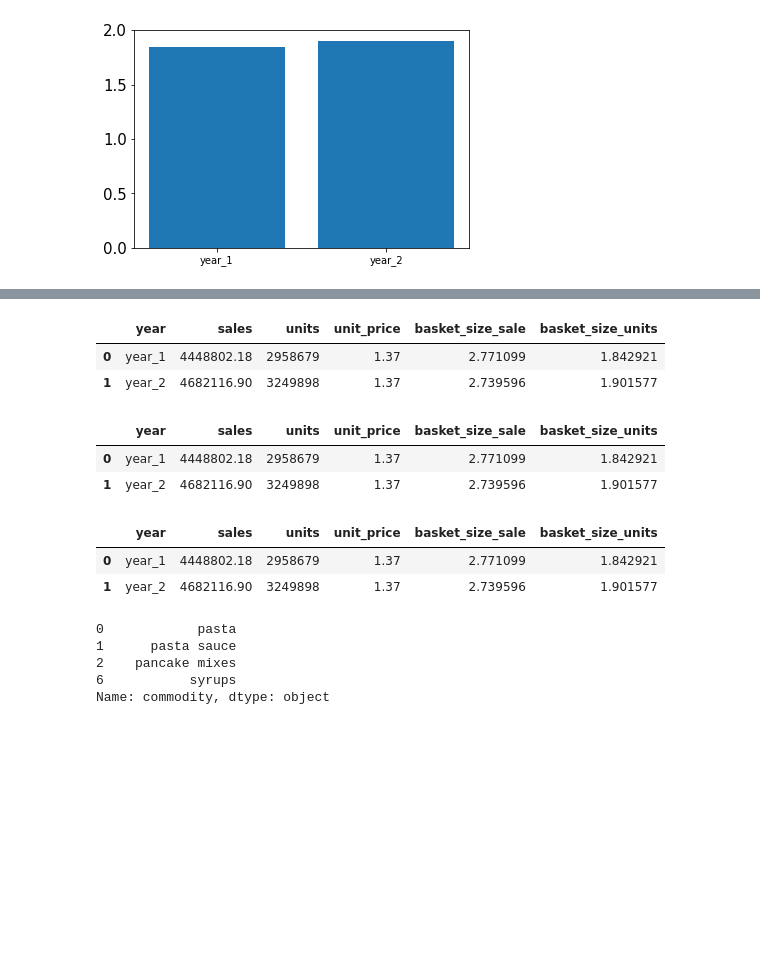
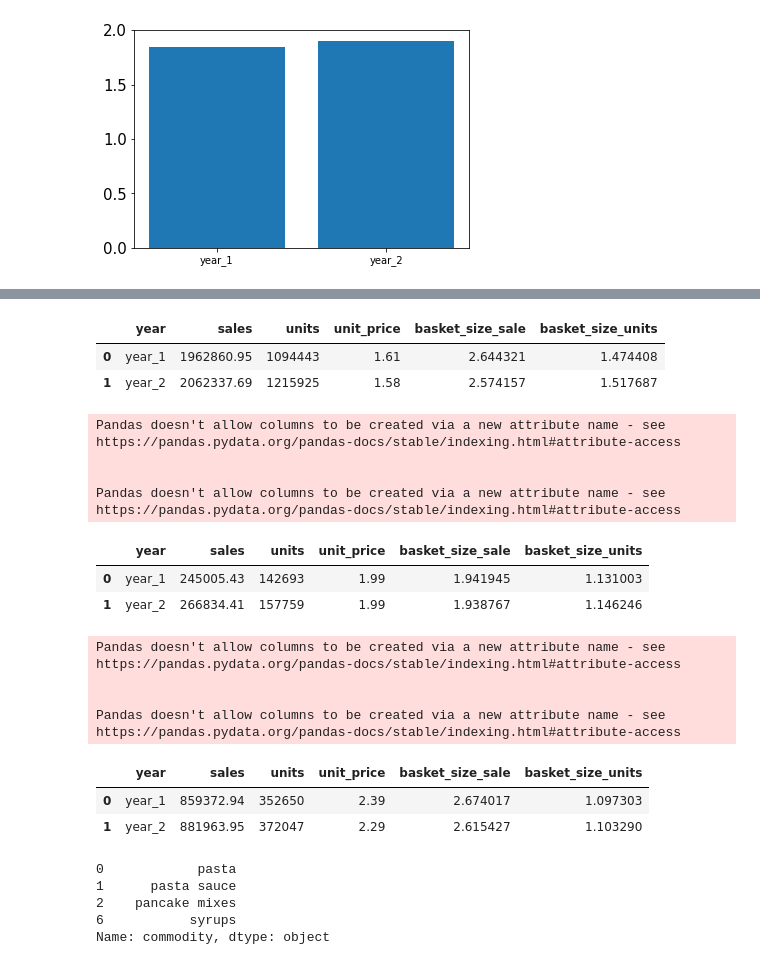
Before and after one commit to ahmtkaya/dunnhumby_Carbo_Loading_dataset, a Jupyter notebook: dunnhumby_Carbo_Loading_dataset.ipynb, the cells around one changed output, grey strips where cells are left out. Saved outputs shown, nothing was run; the diff lists cells and outputs as text; code cells hidden in the pictures; blank space fills up the shorter version.

```diff
--- a/dunnhumby_Carbo_Loading_dataset.ipynb
+++ b/dunnhumby_Carbo_Loading_dataset.ipynb
@@ -997,22 +1140,22 @@ unit_year2=pasta_sauce.year2.units.sum()
 # %%
 # unit price year1 and 2: If there are any outlier we should apply median() function instead of mean()
 unit_price_year1=pasta_sauce.year1.unit_price.median()
 unit_price_year2=pasta_sauce.year2.unit_price.median()
 # We also need to check basket size
 basket_size_sales_year1=pasta_sauce.year1.groupby(['basket'])['dollar_sales'].sum().mean()
 basket_size_sales_year2=pasta_sauce.year2.groupby(['basket'])['dollar_sales'].sum().mean()
 # We also need to check basket size
 basket_size_unit_year1=pasta_sauce.year1.groupby(['basket'])['units'].sum().mean()
 basket_size_unit_year2=pasta_sauce.year2.groupby(['basket'])['units'].sum().mean()
 # two years KPI
 KPI_pasta_sauce = [['year_1',sales_year1, unit_year1, unit_price_year1, basket_size_sales_year1, basket_size_unit_year1],
                     ['year_2',sales_year2, unit_year2, unit_price_year2,basket_size_sales_year2,  basket_size_unit_year2]]
-KPI_pasta_sauce_products = pd.DataFrame(KPI_all,columns=['year', 'sales','units', 'unit_price', 'basket_size_sale', 'basket_size_units'])
+KPI_pasta_sauce_products = pd.DataFrame(KPI_pasta_sauce,columns=['year', 'sales','units', 'unit_price', 'basket_size_sale', 'basket_size_units'])
 KPI_pasta_sauce_products
 # %% [output]
 |  | year | sales | units | unit_price | basket_size_sale | basket_size_units |
-| 0 | year_1 | 4448802.18 | 2958679 | 1.37 | 2.771099 | 1.842921 |
-| 1 | year_2 | 4682116.90 | 3249898 | 1.37 | 2.739596 | 1.901577 |
+| 0 | year_1 | 1962860.95 | 1094443 | 1.61 | 2.644321 | 1.474408 |
+| 1 | year_2 | 2062337.69 | 1215925 | 1.58 | 2.574157 | 1.517687 |
 # %%
 # KPI for pancake_mixes
 pancake_mixes.year1=pancake_mixes[pancake_mixes.week<=52]
@@ -1035,12 +1178,16 @@ basket_size_unit_year2=pancake_mixes.year2.groupby(['basket'])['units'].sum().me
 # two years KPI
 KPI_pancake_mixes = [['year_1',sales_year1, unit_year1, unit_price_year1, basket_size_sales_year1, basket_size_unit_year1],
                     ['year_2',sales_year2, unit_year2, unit_price_year2,basket_size_sales_year2,  basket_size_unit_year2]]
-KPI_pancake_mixes_products = pd.DataFrame(KPI_all,columns=['year', 'sales','units', 'unit_price', 'basket_size_sale', 'basket_size_units'])
+KPI_pancake_mixes_products = pd.DataFrame(KPI_pancake_mixes,columns=['year', 'sales','units', 'unit_price', 'basket_size_sale', 'basket_size_units'])
 KPI_pancake_mixes_products
 # %% [output]
+Pandas doesn't allow columns to be created via a new attribute name - see https://pandas.pydata.org/pandas-docs/stable/indexing.html#attribute-access
+
+
+Pandas doesn't allow columns to be created via a new attribute name - see https://pandas.pydata.org/pandas-docs/stable/indexing.html#attribute-access
 |  | year | sales | units | unit_price | basket_size_sale | basket_size_units |
-| 0 | year_1 | 4448802.18 | 2958679 | 1.37 | 2.771099 | 1.842921 |
-| 1 | year_2 | 4682116.90 | 3249898 | 1.37 | 2.739596 | 1.901577 |
+| 0 | year_1 | 245005.43 | 142693 | 1.99 | 1.941945 | 1.131003 |
+| 1 | year_2 | 266834.41 | 157759 | 1.99 | 1.938767 | 1.146246 |
 # %%
 # KPI for syrups
 syrups.year1=syrups[syrups.week<=52]
@@ -1063,12 +1210,16 @@ basket_size_unit_year2=syrups.year2.groupby(['basket'])['units'].sum().mean()
 # two years KPI
 KPI_syrups = [['year_1',sales_year1, unit_year1, unit_price_year1, basket_size_sales_year1, basket_size_unit_year1],
                     ['year_2',sales_year2, unit_year2, unit_price_year2,basket_size_sales_year2,  basket_size_unit_year2]]
-KPI_syrups_products = pd.DataFrame(KPI_all,columns=['year', 'sales','units', 'unit_price', 'basket_size_sale', 'basket_size_units'])
+KPI_syrups_products = pd.DataFrame(KPI_syrups,columns=['year', 'sales','units', 'unit_price', 'basket_size_sale', 'basket_size_units'])
 KPI_syrups_products
 # %% [output]
+Pandas doesn't allow columns to be created via a new attribute name - see https://pandas.pydata.org/pandas-docs/stable/indexing.html#attribute-access
+
+
+Pandas doesn't allow columns to be created via a new attribute name - see https://pandas.pydata.org/pandas-docs/stable/indexing.html#attribute-access
 |  | year | sales | units | unit_price | basket_size_sale | basket_size_units |
-| 0 | year_1 | 4448802.18 | 2958679 | 1.37 | 2.771099 | 1.842921 |
-| 1 | year_2 | 4682116.90 | 3249898 | 1.37 | 2.739596 | 1.901577 |
+| 0 | year_1 | 859372.94 | 352650 | 2.39 | 2.674017 | 1.097303 |
+| 1 | year_2 | 881963.95 | 372047 | 2.29 | 2.615427 | 1.103290 |
 # %%
 trans_prod.commodity.drop_duplicates()
 # %% [output]
```
Also changed, not shown: parts of 74 cells of this notebook.
